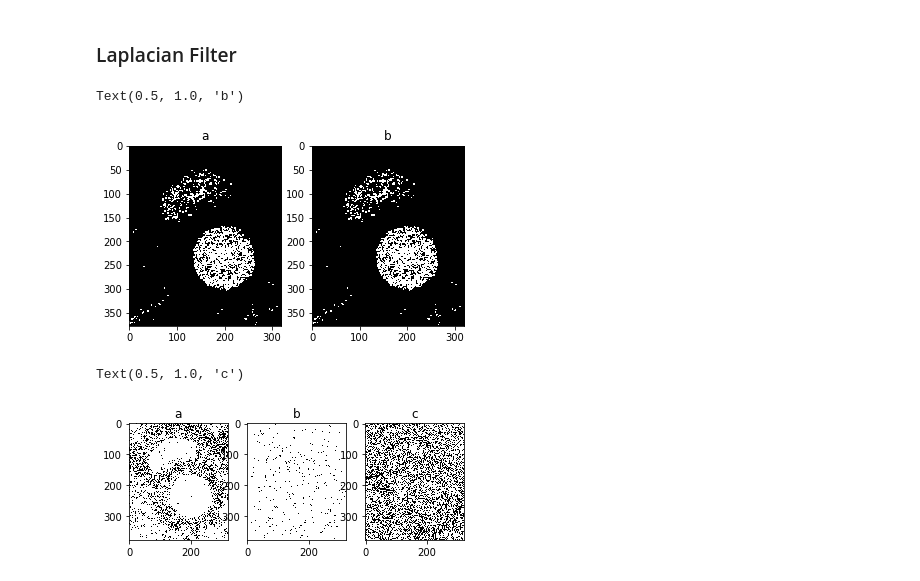
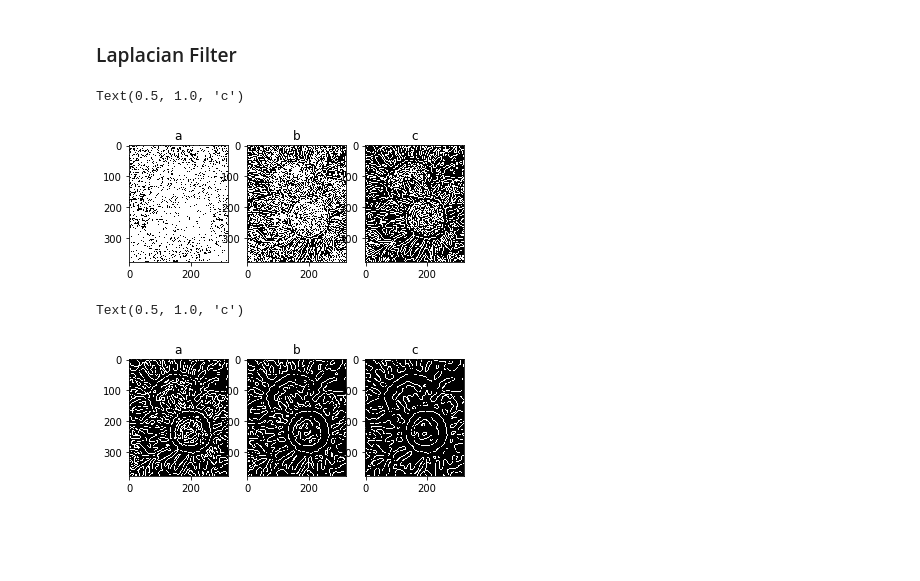
Before and after one commit to chloequinto/ImgProc, a Jupyter notebook: Project/Edge Detection.ipynb, the cells around one changed output. Drawn from its saved outputs; the diff is of its cells as text; code cells hidden in the pictures; blank space fills up the shorter version.

```diff
--- a/Project/Edge Detection.ipynb
+++ b/Project/Edge Detection.ipynb
@@ -32,10 +31,8 @@ plt.imshow(greyImg, cmap="gray")
 <matplotlib.image.AxesImage at 0x...>
 [figure]
 # %%
-def noise(image):
+def noise(image, mean, var):
     row,col= image.shape
-    mean = 0    #gaussian mean = 0
-    var = 1000    #gaussian var = 0.01
     sigma = var ** 0.5
     nse = np.random.normal(mean,sigma,(row,col))
     nse = nse.reshape(row,col)
@@ -183,29 +180,34 @@ def Laplacian(im, sigma, threshold):
                 output[y, x] = 1
 
     return output
+# %%
+lf = noise(greyImg,0,0.01); #gaussian noise
 # %%
-tst = Laplacian(newI,0,0);
-tst0 = Laplacian(newI,0.2,0);
-tst1 = Laplacian(newI,0.5,0);
-tst2 = Laplacian(newI,1,0);
-tst3 = Laplacian(newI,2,0);
+tst = Laplacian(lf,1,0);
+tst0 = Laplacian(lf,2,0);
+tst1 = Laplacian(lf,3,0);
+tst2 = Laplacian(lf,4,0);
+tst3 = Laplacian(lf,5,0);
+tst4 = Laplacian(lf,6,0);
 # %%
-fig, ax = plt.subplots(1,2)
+fig, ax = plt.subplots(1,3)
 ax[0].imshow(tst, cmap='gray')
 ax[0].set_title("a")
 ax[1].imshow(tst0, cmap='gray')
 ax[1].set_title("b")
+ax[2].imshow(tst1, cmap='gray')
+ax[2].set_title("c")
 # %% [output]
-Text(0.5, 1.0, 'b')
+Text(0.5, 1.0, 'c')
-[figure, old version]
+[figure, new version]
 # %%
 fig, ax = plt.subplots(1,3)
-ax[0].imshow(tst1, cmap='gray')
+ax[0].imshow(tst2, cmap='gray')
 ax[0].set_title("a")
-ax[1].imshow(tst2, cmap='gray')
+ax[1].imshow(tst3, cmap='gray')
 ax[1].set_title("b")
-ax[2].imshow(tst3, cmap='gray')
+ax[2].imshow(tst4, cmap='gray')
 ax[2].set_title("c")
 # %% [output]
 Text(0.5, 1.0, 'c')
-[figure, old version]
+[figure, new version]
```
Also changed, not shown: parts of 8 cells of this notebook.
